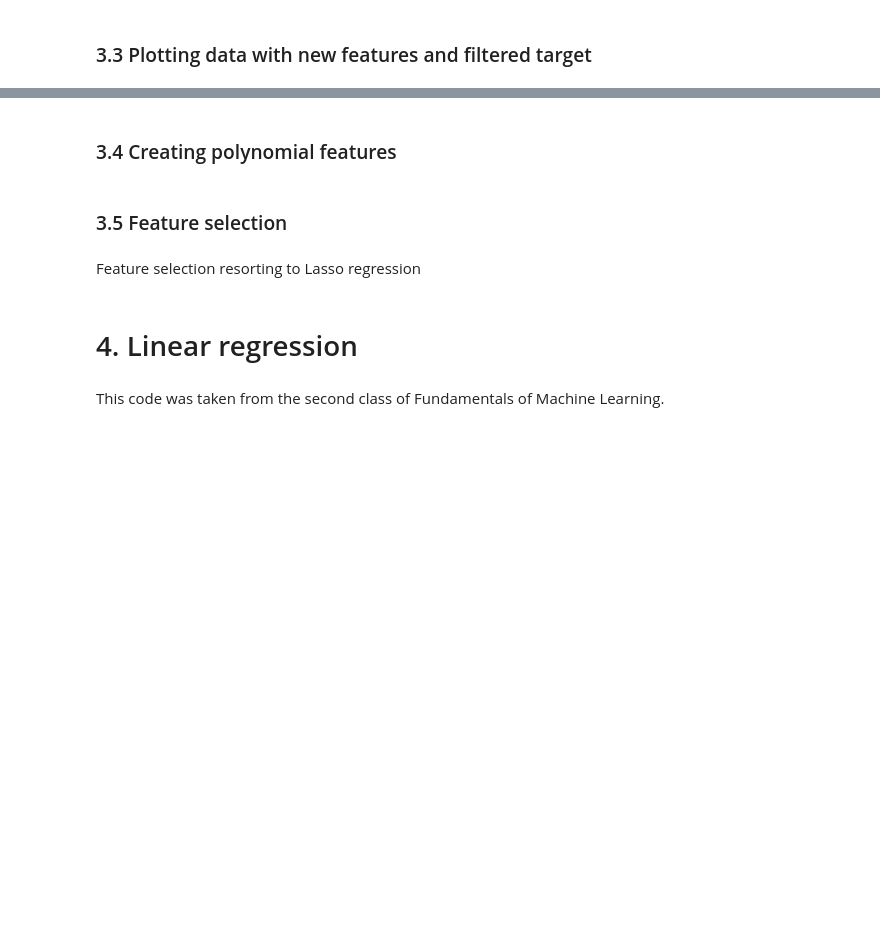
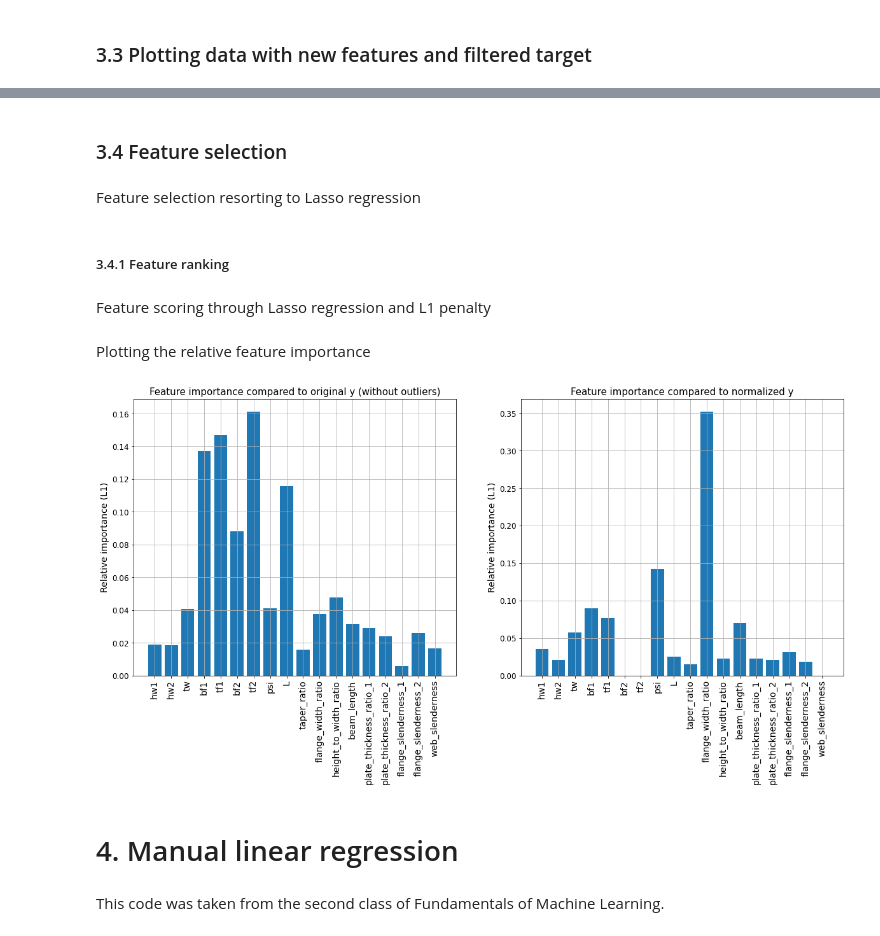
Before and after one commit to mishasilva01/FAA_project2, a Jupyter notebook: script.ipynb, the cells around one changed output, grey strips where cells are left out. Saved outputs shown, nothing was run; the diff lists cells and outputs as text; code cells hidden in the pictures; blank space fills up the shorter version.

```diff
--- a/script.ipynb
+++ b/script.ipynb
@@ -168,2 +170,2 @@ NameError: name 'df' is not defined
 # %% [markdown]
-### 3.4 Creating polynomial features
+### 3.4 Feature selection
@@ -190,5 +172,3 @@ def df_poly(df, degree = 2):
-# %% [markdown]
-### 3.5 Feature selection
 # %% [markdown]
 Feature selection resorting to Lasso regression
 # %%
@@ -196,7 +176,10 @@ def l1_feature_score(X, y):
 
     from sklearn.linear_model import Lasso
     from sklearn.model_selection import GridSearchCV
+    from sklearn.preprocessing import StandardScaler
 
+    # scaling X
+    X = StandardScaler().fit_transform(X)
     # potential alpha values
     parameters = {"alpha": [0.00001, 0.0001, 0.001, 0.01, 0.1, 0.5, 1]}
     # grid search for best alpha
@@ -209,8 +192,46 @@ def l1_feature_score(X, y):
     feature_score = lasso.coef_
 
     return feature_score
+# %% [markdown]
+##### 3.4.1 Feature ranking
+# %% [markdown]
+Feature scoring through Lasso regression and L1 penalty
+# %%
+# feature ranking with non-normalized y (without outliers)
+dataframe1 = df_outlier_elimination( df_extend(df.copy()) )
+features_score1 = l1_feature_score(dataframe1.iloc[:, :-2].values, dataframe1.y.values)
+
+# feature ranking with normalized y (with outliers)
+dataframe2 = df_extend(df.copy())
+features_score2 = l1_feature_score(dataframe2.iloc[:, :-2].values, dataframe2.y_norm.values)
+# %% [markdown]
+Plotting the relative feature importance
+# %%
+plt.figure(figsize=(20, 8))
+
+# feature ranking with non-normalized y (without outliers)
+plt.subplot(1, 2, 1)
+plt.bar(x = dataframe1.columns[:-2], height = np.abs(features_score1)/np.sum(np.abs(features_score1)))
+plt.xticks(rotation = 90, fontsize=14)
+plt.yticks(fontsize=12)
+plt.ylabel("Relative importance (L1)", fontsize=14)
+plt.title("Feature importance compared to original y (without outliers)", fontsize=15)
+plt.grid()
+
+# feature ranking with normalized y (with outliers)
+plt.subplot(1, 2, 2)
+plt.bar(x = dataframe2.columns[:-2], height = np.abs(features_score2)/np.sum(np.abs(features_score2)))
+plt.xticks(rotation = 90, fontsize=14)
+plt.yticks(fontsize=12)
+plt.ylabel("Relative importance (L1)", fontsize=14)
+plt.title("Feature importance compared to normalized y", fontsize=15)
+plt.grid()
+
+plt.show()
+# %% [output]
+[figure, added]
 # %% [markdown]
-# 4. Linear regression
+# 4. Manual linear regression
 # %% [markdown]
 This code was taken from the second class of Fundamentals of Machine Learning.
 # %% [markdown]
```
Also changed, not shown: parts of 26 cells of this notebook.
